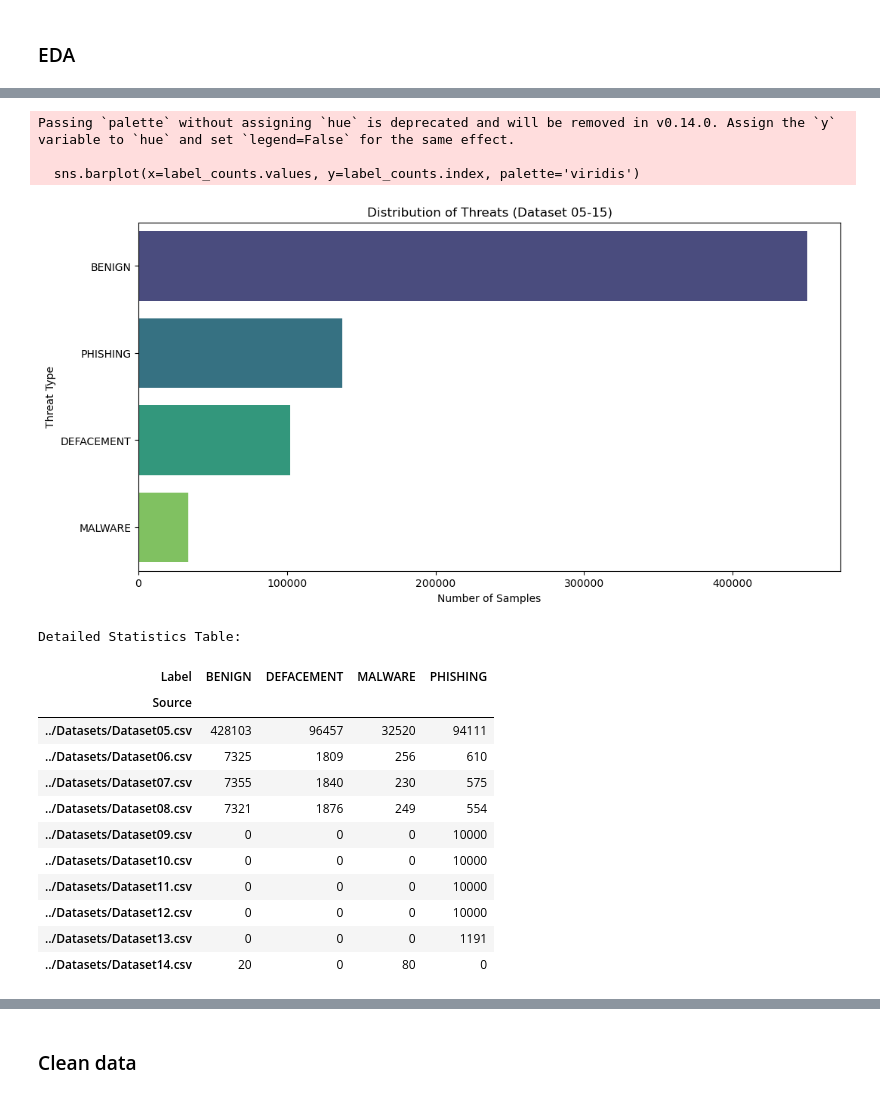
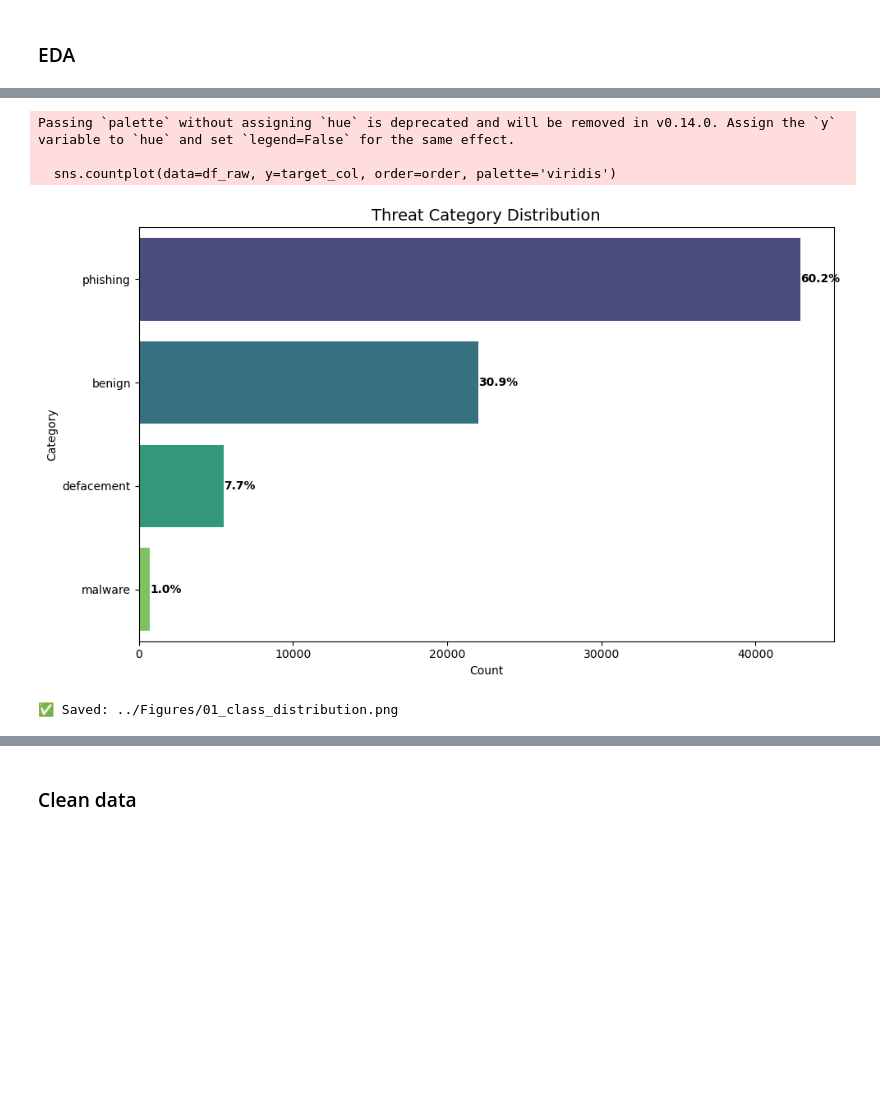
Before and after one commit to hieugia090806/Computing_Technology_Innovation_Project_COS30049, a Jupyter notebook: Website/Backend/Notebooks/Malware.ipynb, the cells around one changed output, grey strips where cells are left out. Drawn from its saved outputs; the diff is of its cells as text; code cells hidden in the pictures; blank space fills up the shorter version.

Commit message:
Finished Malware detect model

```diff
--- a/Website/Backend/Notebooks/Malware.ipynb
+++ b/Website/Backend/Notebooks/Malware.ipynb
@@ -80,31 +162,38 @@ print(f"\n🚀 Total Malwar samples of yours: {len(df_malware_mega)} rows of dat
-# %%
-plt.figure(figsize=(12, 6))
-# Lấy Top các loại nhãn để vẽ
-label_counts = df_malware_mega['Label'].value_counts()
-sns.barplot(x=label_counts.values, y=label_counts.index, palette='viridis')
-
-plt.title('Distribution of Threats (Dataset 05-15)')
-plt.xlabel('Number of Samples')
-plt.ylabel('Threat Type')
-plt.show()
-
-print("Detailed Statistics Table:")
-display(df_malware_mega.groupby(['Source', 'Label']).size().unstack(fill_value=0))
-# %% [output]
-Passing `palette` without assigning `hue` is deprecated and will be removed in v0.14.0. Assign the `y` variable to `hue` and set `legend=False` for the same effect.
-
-  sns.barplot(x=label_counts.values, y=label_counts.index, palette='viridis')
-[figure, removed]
-Detailed Statistics Table:
-| Label | BENIGN | DEFACEMENT | MALWARE | PHISHING |
-| Source |  |  |  |  |
-| ../Datasets/Dataset05.csv | 428103 | 96457 | 32520 | 94111 |
-| ../Datasets/Dataset06.csv | 7325 | 1809 | 256 | 610 |
-| ../Datasets/Dataset07.csv | 7355 | 1840 | 230 | 575 |
-| ../Datasets/Dataset08.csv | 7321 | 1876 | 249 | 554 |
-| ../Datasets/Dataset09.csv | 0 | 0 | 0 | 10000 |
-| ../Datasets/Dataset10.csv | 0 | 0 | 0 | 10000 |
-| ../Datasets/Dataset11.csv | 0 | 0 | 0 | 10000 |
-| ../Datasets/Dataset12.csv | 0 | 0 | 0 | 10000 |
-| ../Datasets/Dataset13.csv | 0 | 0 | 0 | 1191 |
-| ../Datasets/Dataset14.csv | 20 | 0 | 80 | 0 |
+# %%
+import matplotlib.pyplot as plt
+import seaborn as sns
+import os
+
+# Ensure Figures folder exists
+FIGURES_DIR = '../Figures'
+if not os.path.exists(FIGURES_DIR):
+    os.makedirs(FIGURES_DIR)
+
+# Identify target column
+target_col = 'type' if 'type' in df_raw.columns else 'label'
+
+plt.figure(figsize=(10, 6))
+order = df_raw[target_col].value_counts().index
+sns.countplot(data=df_raw, y=target_col, order=order, palette='viridis')
+
+# Add percentage labels
+total = len(df_raw)
+for i, v in enumerate(df_raw[target_col].value_counts()):
+    plt.text(v + 3, i, f'{100*v/total:.1f}%', va='center', fontweight='bold')
+
+plt.title('Threat Category Distribution', fontsize=14)
+plt.xlabel('Count')
+plt.ylabel('Category')
+
+# Save the plot
+plt.tight_layout()
+plt.savefig(os.path.join(FIGURES_DIR, '01_class_distribution.png'), dpi=300)
+plt.show()
+
+print(f"✅ Saved: {FIGURES_DIR}/01_class_distribution.png")
+# %% [output]
+Passing `palette` without assigning `hue` is deprecated and will be removed in v0.14.0. Assign the `y` variable to `hue` and set `legend=False` for the same effect.
+
+  sns.countplot(data=df_raw, y=target_col, order=order, palette='viridis')
+[figure, added]
+✅ Saved: ../Figures/01_class_distribution.png
```
Also changed, not shown: parts of 29 cells of this notebook, 28 other files.
